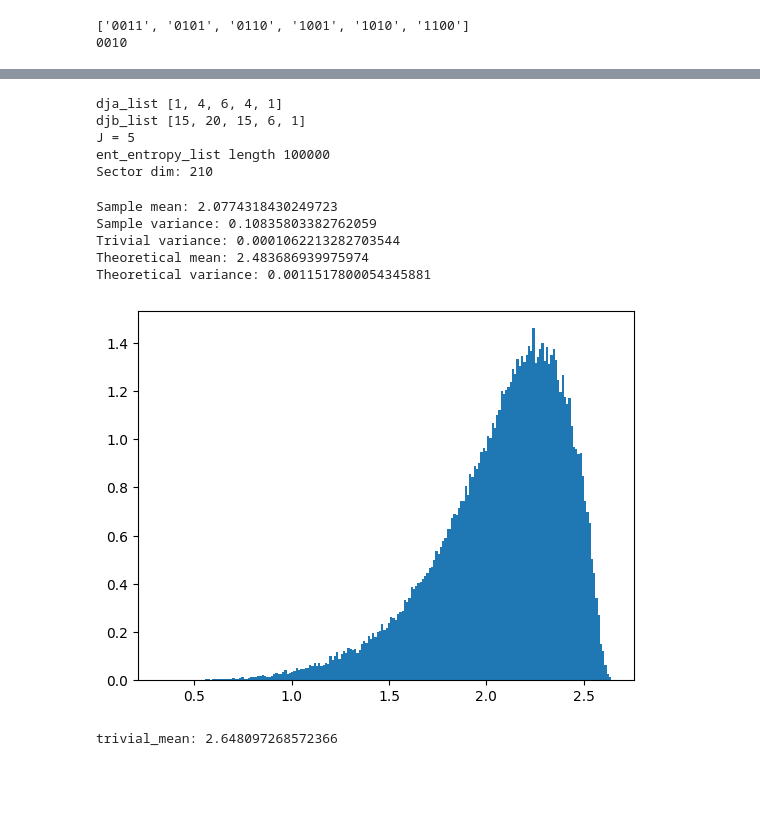
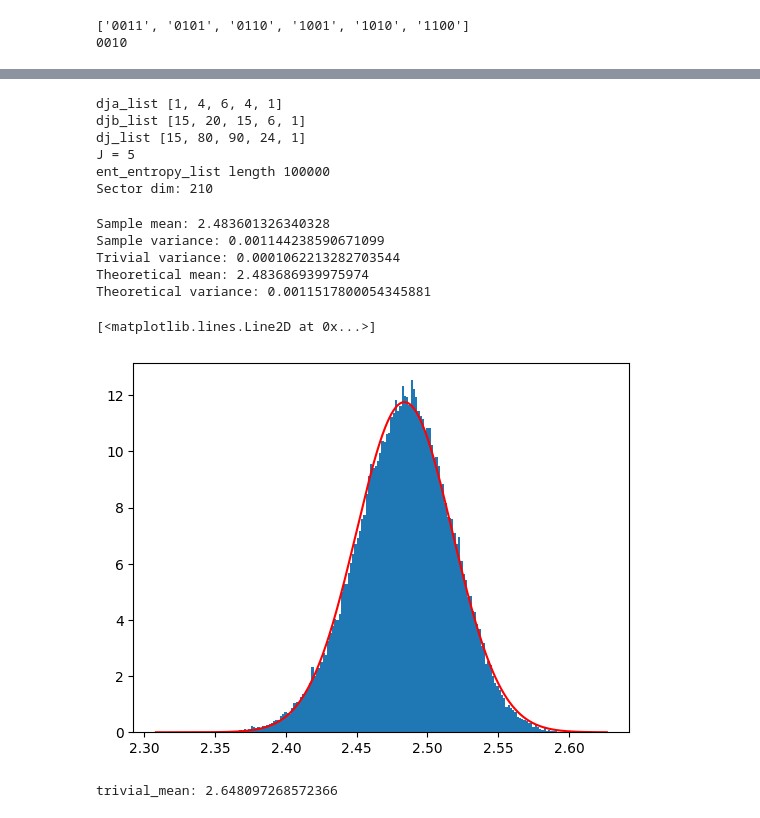
Before and after one commit to lo568los/DeepTherm, a Jupyter notebook: Test_codes4.ipynb, the cells around one changed output, grey strips where cells are left out. Cells and saved outputs as stored; diff of their text form; code cells hidden in the pictures; blank space fills up the shorter version.

Commit message:
numerical sampling over

```diff
--- a/Test_codes4.ipynb
+++ b/Test_codes4.ipynb
@@ -79,23 +79,18 @@ def str_sum(l1,l2):
             l3.append(l1[i] + l2[j])
     return l3
 
-def sample_simplex(J, alpha=None, num_samples=1):
+def sample_weighted_dirichlet(dims, num_samples=1):
     """
-    Sample probability vectors over a J-dimensional simplex using Dirichlet distribution.
+    Sample from a Dirichlet distribution weighted by sector dimensions.
 
-    Args:
-        J (int): Number of probability components.
-        alpha (list or float): Dirichlet parameters. If None, defaults to uniform (all ones).
-        num_samples (int): Number of samples to draw.
+    Parameters:
+    - dims (list or array): List of integers [d_1, d_2, ..., d_J], the dimensions of each sector.
+    - num_samples (int): Number of Dirichlet samples to draw.
 
     Returns:
-        np.ndarray: Array of shape (num_samples, J) with rows summing to 1.
+    - np.ndarray of shape (num_samples, len(dims)): Rows are sampled probability vectors.
     """
-    if alpha is None:
-        alpha = [1.0] * J  # Uniform Dirichlet distribution
-    elif isinstance(alpha, (int, float)):
-        alpha = [alpha] * J  # Symmetric Dirichlet with scalar alpha
-
+    alpha = np.array(dims)
     samples = np.random.dirichlet(alpha, size=num_samples)
     return samples
 
@@ -196,6 +191,9 @@ while i <= len(na_list)-1 and index >= 0:
     index -= 1
 print('dja_list',dja_list)
 print('djb_list',djb_list)
+
+dj_list = [x*y for x,y in zip(dja_list,djb_list)]
+print('dj_list',dj_list)
 
 
 
@@ -276,7 +274,7 @@ for i in range(samples):
         print('state validity',phi_state_list[i].is_valid())"""
 
 print('J =',J)
-prob_samples = sample_simplex(J, alpha=1.0, num_samples=samples)
+prob_samples = sample_weighted_dirichlet(dj_list, num_samples=samples)
 ##Now, we have to sample over a simplex, as in J values of probability, summing to 1
 ##We can use the Dirichlet distribution to sample over a simplex
 
@@ -309,19 +307,20 @@ print("Sector dim:", sum)
 # %% [output]
 dja_list [1, 4, 6, 4, 1]
 djb_list [15, 20, 15, 6, 1]
+dj_list [15, 80, 90, 24, 1]
 J = 5
 ent_entropy_list length 100000
 Sector dim: 210
 # %%
-#np.savetxt(f'ent_entropy_list_N={N},Na={Na},sigma_sum={sigma_sum}_2.txt', ent_entropy_list)
+np.savetxt(f'ent_entropy_list_N={N},Na={Na},sigma_sum={sigma_sum}.txt', ent_entropy_list)
 
 #print('ent_entropy_list',ent_entropy_list[0:10])
-#ent_entropy_list = np.loadtxt(f'ent_entropy_list_N={N},Na={Na},sigma_sum={sigma_sum}.txt')
+ent_entropy_list_fin = np.loadtxt(f'ent_entropy_list_N={N},Na={Na},sigma_sum={sigma_sum}.txt')
 
-print("Sample mean:", np.mean(ent_entropy_list))
-print("Sample variance:", np.var(ent_entropy_list))
+print("Sample mean:", np.mean(ent_entropy_list_fin))
+print("Sample variance:", np.var(ent_entropy_list_fin))
 
-plt.hist(ent_entropy_list, bins=200,density = True)
+plt.hist(ent_entropy_list_fin, bins=200,density = True)
 
 dA = 2**(Na)
 dB = 2**(N-Na)
@@ -340,37 +339,38 @@ for i in range(len(dja_list)):
     sigma += (dj*(dj+1)/(de*(de+1)))*(var(dja_list[i],djb_list[i]) - polygamma(1,de+2) + polygamma(1,dj+2) +(vn_an(dja_list[i],djb_list[i]) +psi(de+2) - psi(dj+2))**2)
 
 for i in range(len(dja_list)):
     dia = dja_list[i]
     dib = djb_list[i]
     di = dia*dib
     for j in range(len(djb_list)):
         dja = dja_list[j]
         djb = djb_list[j]
         dj = dja*djb
         if i != j:
             sigma += (di*dj/(de*(de+1)))*((vn_an(dia,dib) + psi(de + 2) - psi(di + 1))*(vn_an(dja,djb) + psi(de + 2) - psi(dj + 1)) - polygamma(1,de + 2))
 
 print("Trivial variance:", var(dA,dB))
 
 sigma = np.sqrt(sigma - mean**2)
 
 print('Theoretical mean:',mean)
 print('Theoretical variance:',sigma**2)
 
 ##Plot a gaussian with mean and sigma over the histogram
 x = np.linspace(min(ent_entropy_list), max(ent_entropy_list), 1000)
 y = (1/(sigma*np.sqrt(2*np.pi))) * np.exp(-0.5 * ((x - mean)/sigma)**2)
-#plt.plot(x, y, color='red', label='Gaussian fit')
+plt.plot(x, y, color='red', label='Gaussian fit')
 
 
 ##Not so sure about values away from half-filling
 # %% [output]
-Sample mean: 2.0774318430249723
-Sample variance: 0.10835803382762059
+Sample mean: 2.483601326340328
+Sample variance: 0.001144238590671099
 Trivial variance: 0.0001062213282703544
 Theoretical mean: 2.483686939975974
 Theoretical variance: 0.0011517800054345881
+[<matplotlib.lines.Line2D at 0x...>]
-[figure, old version]
+[figure, new version]
 # %%
 ###Let us try if the trivial centre graphs work...
 
```
Also changed, not shown: parts of 1 cell of this notebook.
